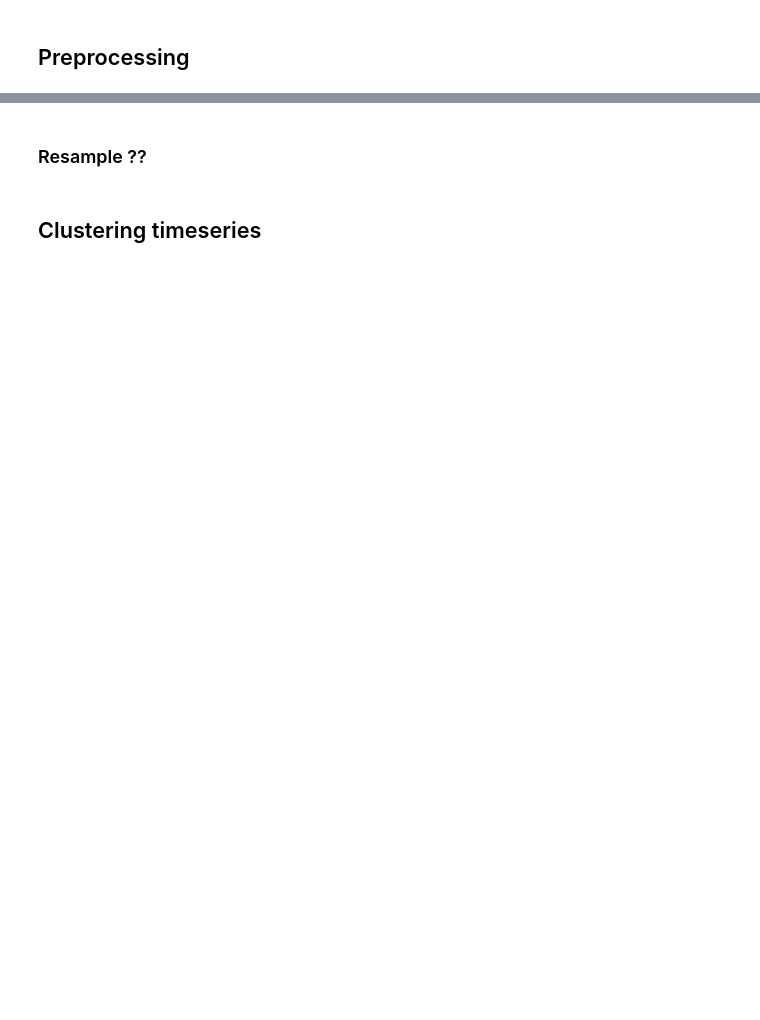
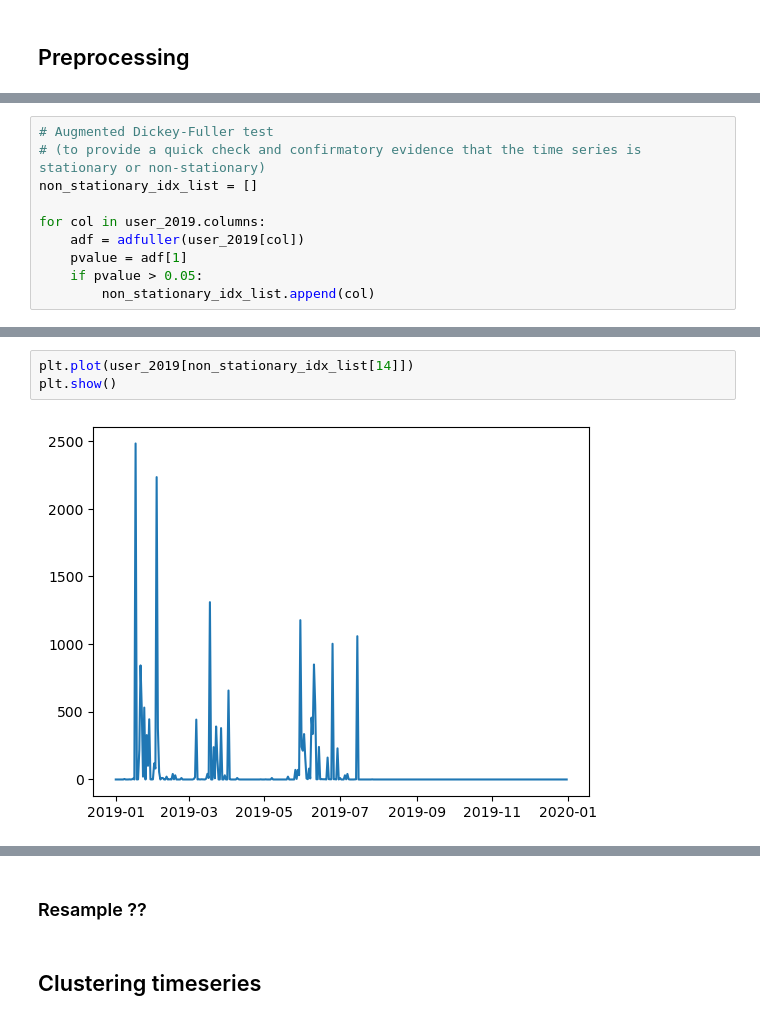
Before and after one commit to alessandrocubic/Unipi-Data-Mining-project-AY-22-23, a Jupyter notebook: TASK 4/Time_Series.ipynb, the cells around one changed output, grey strips where cells are left out. Drawn from its saved outputs; the diff is of its cells as text; blank space fills up the shorter version.

```diff
--- a/TASK 4/Time_Series.ipynb
+++ b/TASK 4/Time_Series.ipynb
@@ -145,0 +108,10 @@ ad esempio sottrai la moving average alla timeseries
+# %%
+# Augmented Dickey-Fuller test
+# (to provide a quick check and confirmatory evidence that the time series is stationary or non-stationary)
+non_stationary_idx_list = []
+
+for col in user_2019.columns:
+    adf = adfuller(user_2019[col])
+    pvalue = adf[1]
+    if pvalue > 0.05:
+        non_stationary_idx_list.append(col)
@@ -145,0 +138,5 @@ ad esempio sottrai la moving average alla timeseries
+# %%
+plt.plot(user_2019[non_stationary_idx_list[14]])
+plt.show()
+# %% [output]
+[figure, added]
```
Also changed, not shown: parts of 20 cells of this notebook.
